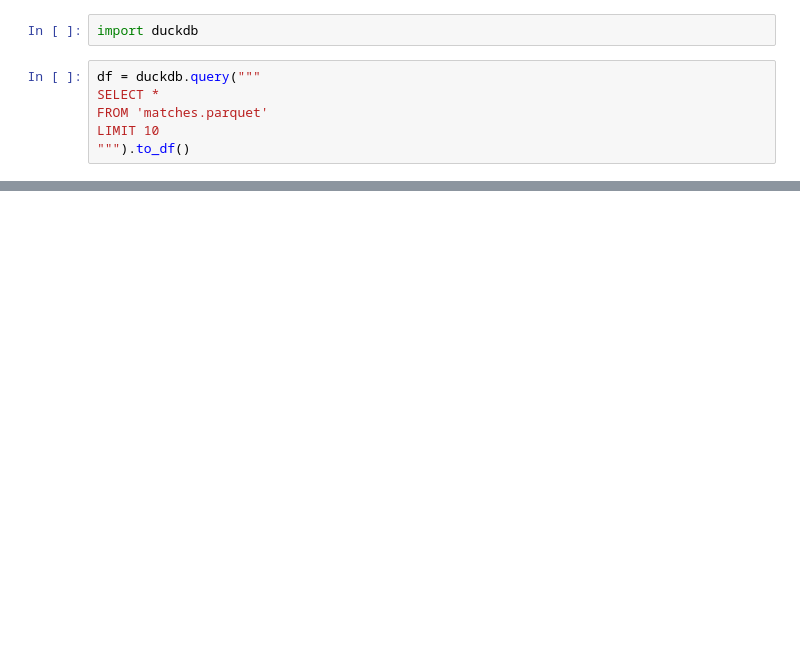
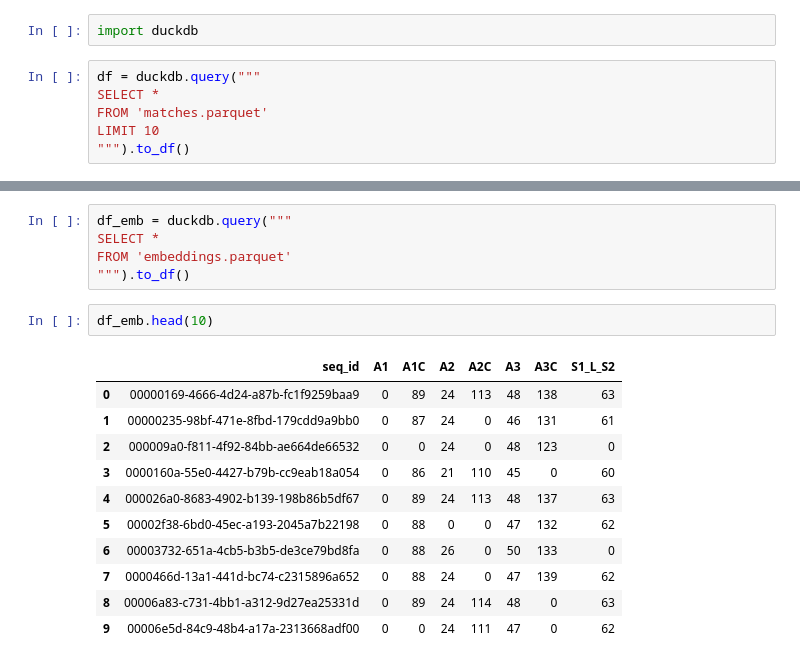
Before and after one commit to maria-grigorieva/NanoClustVis, a Jupyter notebook: test.ipynb, the cells around one changed output, grey strips where cells are left out. Cells and saved outputs as stored; diff of their text form; blank space fills up the shorter version.

```diff
--- a/test.ipynb
+++ b/test.ipynb
@@ -140,0 +179,19 @@ SELECT count(*) FROM 'matches.parquet'
+# %%
+df_emb = duckdb.query("""
+SELECT *
+FROM 'embeddings.parquet'
+""").to_df()
+# %%
+df_emb.head(10)
+# %% [output]
+|  | seq_id | A1 | A1C | A2 | A2C | A3 | A3C | S1_L_S2 |
+| 0 | 00000169-4666-4d24-a87b-fc1f9259baa9 | 0 | 89 | 24 | 113 | 48 | 138 | 63 |
+| 1 | 00000235-98bf-471e-8fbd-179cdd9a9bb0 | 0 | 87 | 24 | 0 | 46 | 131 | 61 |
+| 2 | 000009a0-f811-4f92-84bb-ae664de66532 | 0 | 0 | 24 | 0 | 48 | 123 | 0 |
+| 3 | 0000160a-55e0-4427-b79b-cc9eab18a054 | 0 | 86 | 21 | 110 | 45 | 0 | 60 |
+| 4 | 000026a0-8683-4902-b139-198b86b5df67 | 0 | 89 | 24 | 113 | 48 | 137 | 63 |
+| 5 | 00002f38-6bd0-45ec-a193-2045a7b22198 | 0 | 88 | 0 | 0 | 47 | 132 | 62 |
+| 6 | 00003732-651a-4cb5-b3b5-de3ce79bd8fa | 0 | 88 | 26 | 0 | 50 | 133 | 0 |
+| 7 | 0000466d-13a1-441d-bc74-c2315896a652 | 0 | 88 | 24 | 0 | 47 | 139 | 62 |
+| 8 | 00006a83-c731-4bb1-a312-9d27ea25331d | 0 | 89 | 24 | 114 | 48 | 0 | 63 |
+| 9 | 00006e5d-84c9-48b4-a17a-2313668adf00 | 0 | 0 | 24 | 111 | 47 | 0 | 62 |
```
Also changed, not shown: parts of 27 cells of this notebook, 7 other files.
